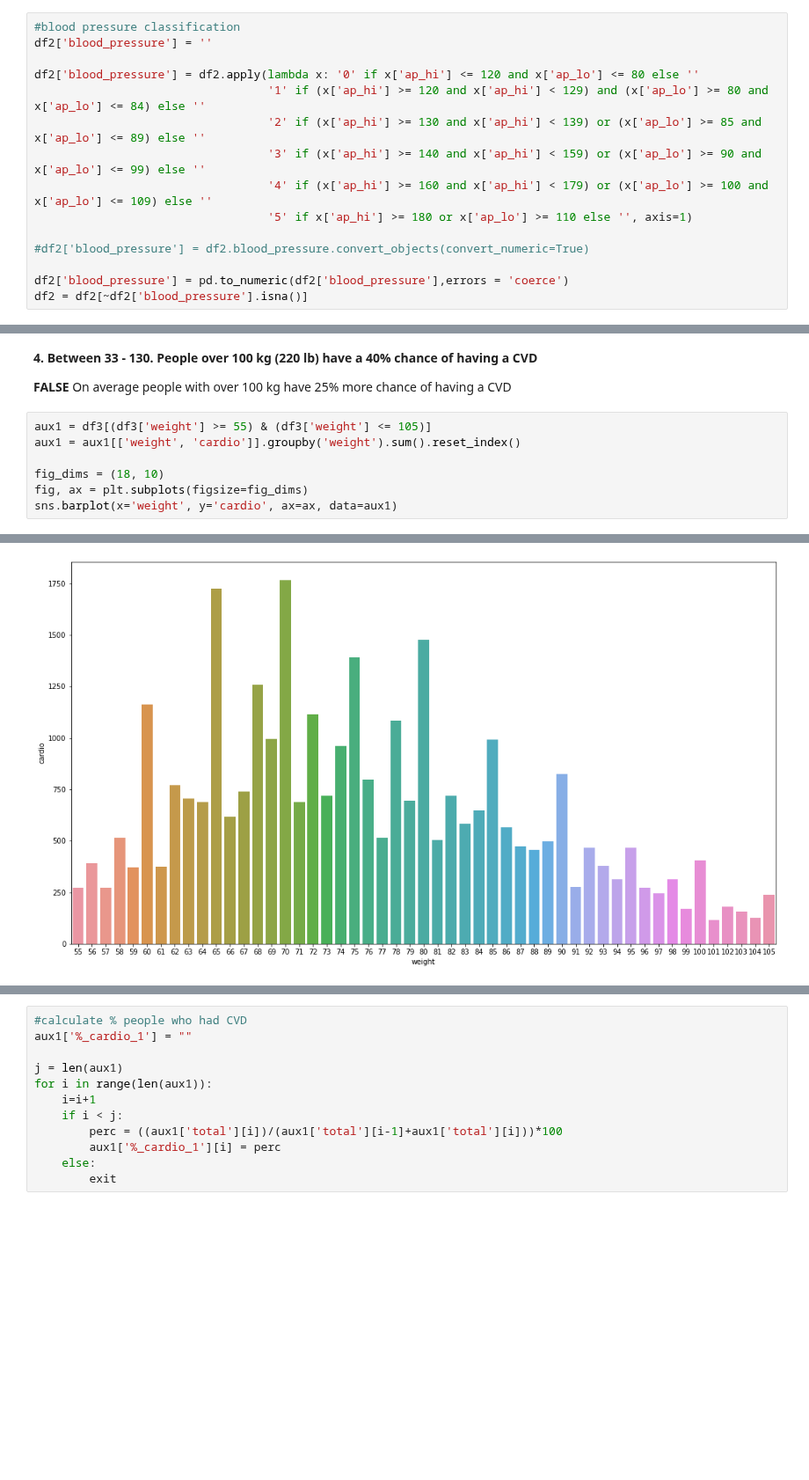
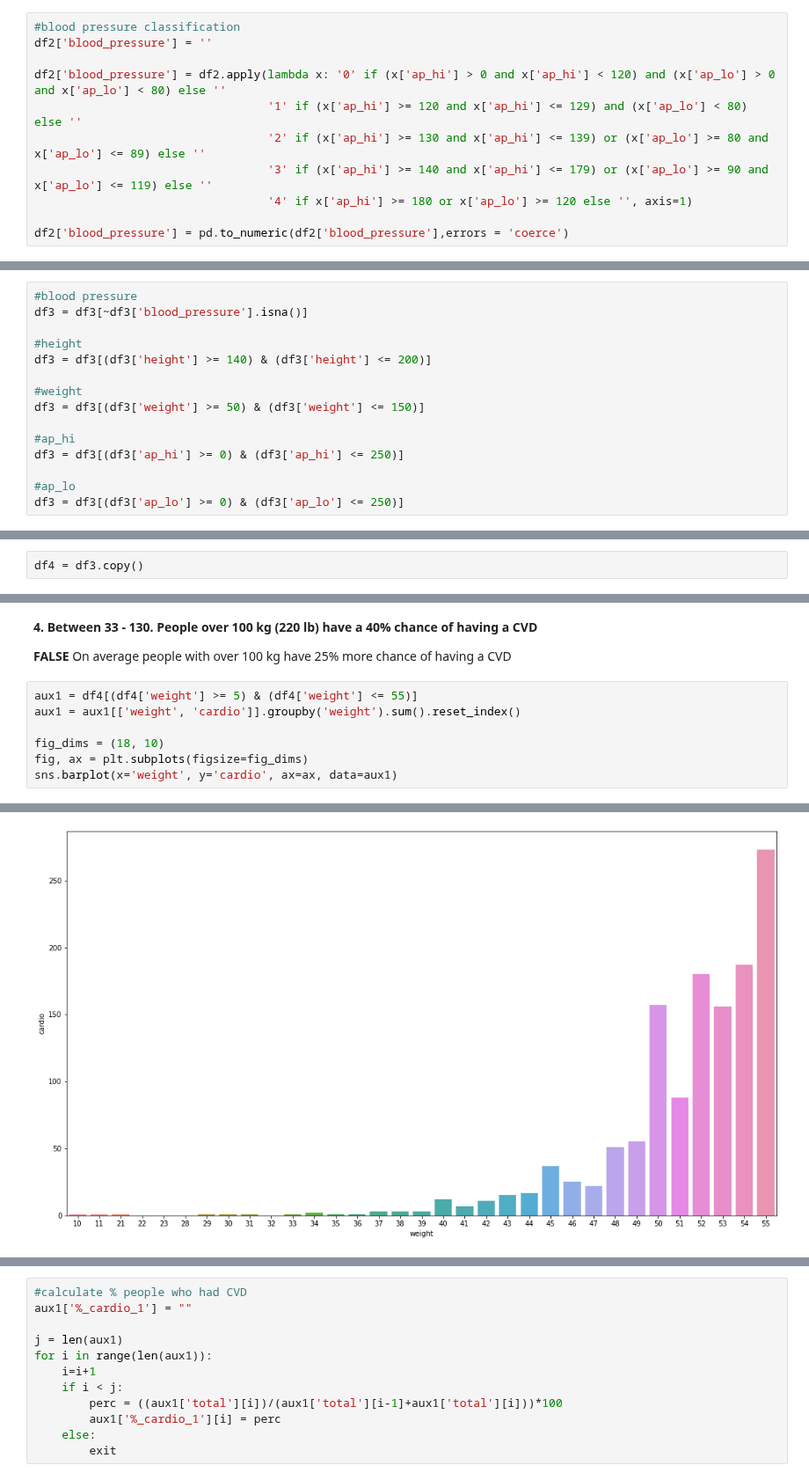
Before and after one commit to HenriqueCR1291/cardio_catch_diseases, a Jupyter notebook: m04_cardio_catch_diseases.ipynb, the cells around one changed output, grey strips where cells are left out. Shown at 88% size. Cells and saved outputs as stored; diff of their text form; blank space fills up the shorter version.

```diff
--- a/m04_cardio_catch_diseases.ipynb
+++ b/m04_cardio_catch_diseases.ipynb
@@ -270,14 +296,10 @@ df2['bmi'] = bmi(df2['height'], df2['weight'])
 #blood pressure classification
 df2['blood_pressure'] = ''
 
-df2['blood_pressure'] = df2.apply(lambda x: '0' if x['ap_hi'] <= 120 and x['ap_lo'] <= 80 else ''
-                                  '1' if (x['ap_hi'] >= 120 and x['ap_hi'] < 129) and (x['ap_lo'] >= 80 and x['ap_lo'] <= 84) else ''
-                                  '2' if (x['ap_hi'] >= 130 and x['ap_hi'] < 139) or (x['ap_lo'] >= 85 and x['ap_lo'] <= 89) else ''
-                                  '3' if (x['ap_hi'] >= 140 and x['ap_hi'] < 159) or (x['ap_lo'] >= 90 and x['ap_lo'] <= 99) else ''
-                                  '4' if (x['ap_hi'] >= 160 and x['ap_hi'] < 179) or (x['ap_lo'] >= 100 and x['ap_lo'] <= 109) else ''
-                                  '5' if x['ap_hi'] >= 180 or x['ap_lo'] >= 110 else '', axis=1)
-
-#df2['blood_pressure'] = df2.blood_pressure.convert_objects(convert_numeric=True)
+df2['blood_pressure'] = df2.apply(lambda x: '0' if (x['ap_hi'] > 0 and x['ap_hi'] < 120) and (x['ap_lo'] > 0 and x['ap_lo'] < 80) else ''
+                                  '1' if (x['ap_hi'] >= 120 and x['ap_hi'] <= 129) and (x['ap_lo'] < 80) else ''
+                                  '2' if (x['ap_hi'] >= 130 and x['ap_hi'] <= 139) or (x['ap_lo'] >= 80 and x['ap_lo'] <= 89) else ''
+                                  '3' if (x['ap_hi'] >= 140 and x['ap_hi'] <= 179) or (x['ap_lo'] >= 90 and x['ap_lo'] <= 119) else ''
+                                  '4' if x['ap_hi'] >= 180 or x['ap_lo'] >= 120 else '', axis=1)
 
 df2['blood_pressure'] = pd.to_numeric(df2['blood_pressure'],errors = 'coerce')
-df2 = df2[~df2['blood_pressure'].isna()]
@@ -286,2 +326,17 @@ df2 = df2[~df2['blood_pressure'].isna()]
 # %%
 df3 = df2.copy()
+# %%
+#blood pressure
+df3 = df3[~df3['blood_pressure'].isna()]
+
+#height
+df3 = df3[(df3['height'] >= 140) & (df3['height'] <= 200)]
+
+#weight
+df3 = df3[(df3['weight'] >= 50) & (df3['weight'] <= 150)]
+
+#ap_hi
+df3 = df3[(df3['ap_hi'] >= 0) & (df3['ap_hi'] <= 250)]
+
+#ap_lo
+df3 = df3[(df3['ap_lo'] >= 0) & (df3['ap_lo'] <= 250)]
@@ -288,3 +380,5 @@ df3 = df2.copy()
+# %%
+df4 = df3.copy()
 # %% [markdown]
 ## 3.1 Univariate Analysis
 # %% [markdown]
@@ -580,13 +679,13 @@ aux1
 
 **FALSE** On average people with over 100 kg have 25% more chance of having a CVD
 # %%
-aux1 = df3[(df3['weight'] >= 55) & (df3['weight'] <= 105)]
+aux1 = df4[(df4['weight'] >= 5) & (df4['weight'] <= 55)]
 aux1 = aux1[['weight', 'cardio']].groupby('weight').sum().reset_index()
 
 fig_dims = (18, 10)
 fig, ax = plt.subplots(figsize=fig_dims)
 sns.barplot(x='weight', y='cardio', ax=ax, data=aux1)
 # %% [output]
 <AxesSubplot:xlabel='weight', ylabel='cardio'>
-[figure, old version]
+[figure, new version]
 # %%
```
Also changed, not shown: parts of 50 cells of this notebook.
